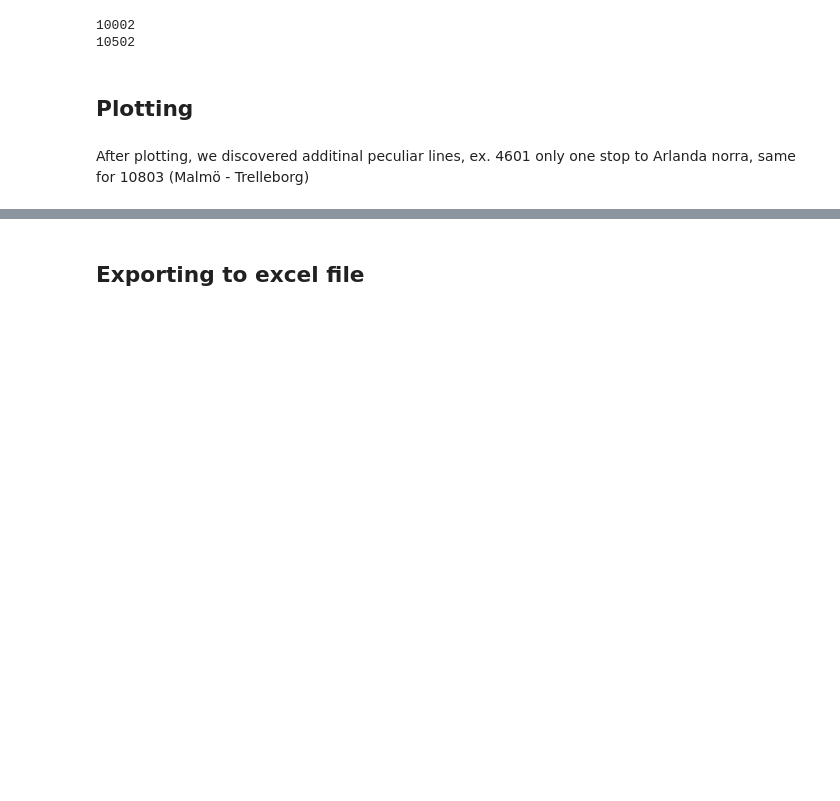
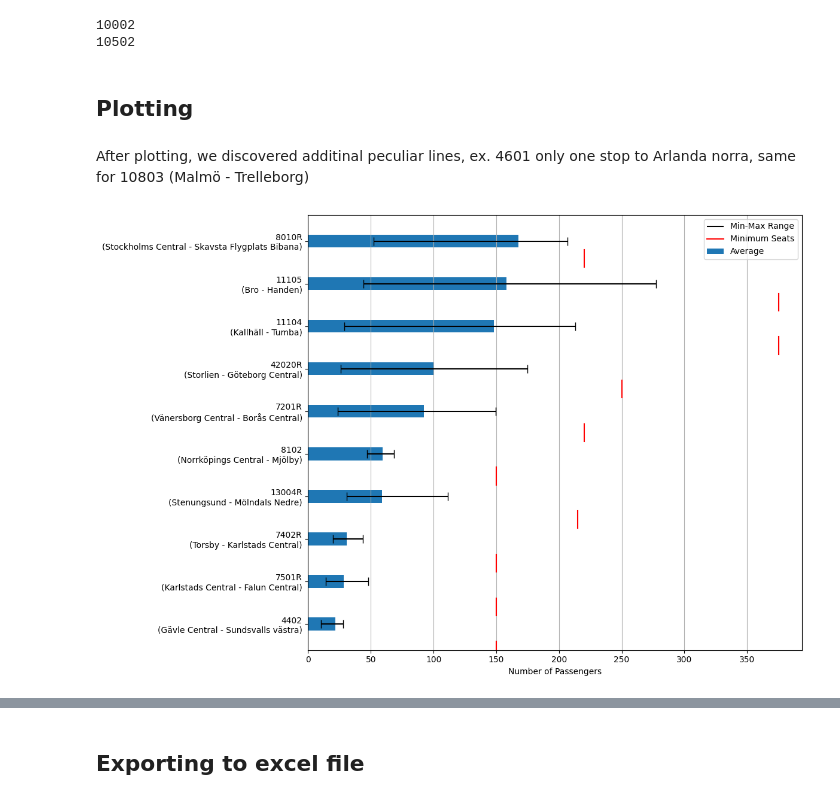
Before and after one commit to abdeaitali/priopunkt, a Jupyter notebook: static_pass_all_2024.ipynb, the cells around one changed output, grey strips where cells are left out. Saved outputs shown, nothing was run; the diff lists cells and outputs as text; code cells hidden in the pictures; blank space fills up the shorter version.

```diff
--- a/static_pass_all_2024.ipynb
+++ b/static_pass_all_2024.ipynb
@@ -58,7 +58,7 @@ for line in df_pax['line'].unique():
     df_line = df_pax[df_pax['line'] == line]
     total_boardings = df_line[boarding_cols].sum().sum()
     total_alightings = df_line[alighting_cols].sum().sum()
-    if total_boardings > total_alightings + 1e-3:
+    if abs(total_boardings - total_alightings)>= 1e-3:
         print(f"Line {line} has more boardings ({total_boardings}) than alightings ({total_alightings})")
 # %%
 # Create masks for non-zero boardings and alightings
@@ -132,0 +160,7 @@ new_df_pax = pd.DataFrame(data)
+# %%
+## for each Linje add a column with the average speed.
+## Use the running time in minutes from column Linjetid_minuter and the distance in km from column  Linjelängd_kilometer
+## to calculate the average speed in km/h
+df_linjer['Linjetid_minuter'] = df_linjer['Linjetid_minuter'].astype(float)
+df_linjer['Linjelängd_kilometer'] = df_linjer['Linjelängd_kilometer'].astype(float)
+df_linjer['Medelhastighet'] = df_linjer['Linjelängd_kilometer'] / (df_linjer['Linjetid_minuter'] / 60)
@@ -205,3 +245,50 @@ After plotting, we discovered additinal peculiar lines, ex. 4601 only one stop t
 # remove lines 4601 and 4601R, and 10803 and 10803R¨
 rows_to_drop = new_df_pax[(new_df_pax["Linje"] == "4601") | (new_df_pax["Linje"] == "4601R") | (new_df_pax["Linje"] == "10803") | (new_df_pax["Linje"] == "10803R")].index
 new_df_pax.drop(rows_to_drop, inplace=True)
+# %%
+import matplotlib.pyplot as plt
+import numpy as np
+
+random_lines = np.random.choice(new_df_pax['Linje'].unique(), size=10, replace=False)
+
+line_stats = []
+for line in random_lines:
+    line_data = new_df_pax[new_df_pax['Linje'] == line]
+    total_onboard = line_data[['ombord_pr_nat', 'ombord_tj_nat', 'ombord_arb_nat',
+                              'ombord_arb_reg', 'ombord_tj_reg', 'ombord_övr_reg']].sum(axis=1)
+
+    min_seats = float(df_linjer.loc[df_linjer['Linje'] == line, 'min_plats'].iloc[0])
+
+    line_stats.append({
+        'line': f"{line}\n({line_data.iloc[0]['först']} - {line_data.iloc[0]['sist']})",
+        'avg': total_onboard.mean(),
+        'min': total_onboard.min(),
+        'max': total_onboard.max(),
+        'seats': min_seats
+    })
+
+stats_df = pd.DataFrame(line_stats).sort_values('avg', ascending=True)
+
+fig, ax = plt.subplots(figsize=(12, 8))
+y_pos = np.arange(len(stats_df))
+
+ax.barh(y_pos, stats_df['avg'], height=0.3, label='Average')
+ax.hlines(y_pos, stats_df['min'], stats_df['max'], color='black', label='Min-Max Range')
+ax.plot(stats_df['min'], y_pos, 'k|', markersize=10)
+ax.plot(stats_df['max'], y_pos, 'k|', markersize=10)
+
+# Plot individual seats lines for each line
+for i, seats in enumerate(stats_df['seats']):
+    ax.axvline(x=seats, ymin=(i-0.2)/len(y_pos), ymax=(i+0.2)/len(y_pos),
+               color='red', linestyle='-', label='Minimum Seats' if i==0 else "")
+
+ax.set_yticks(y_pos)
+ax.set_yticklabels(stats_df['line'])
+ax.set_xlabel('Number of Passengers')
+ax.grid(True, axis='x')
+ax.legend()
+
+plt.tight_layout()
+plt.show()
+# %% [output]
+[figure, added]
```
Also changed, not shown: parts of 9 cells of this notebook.
